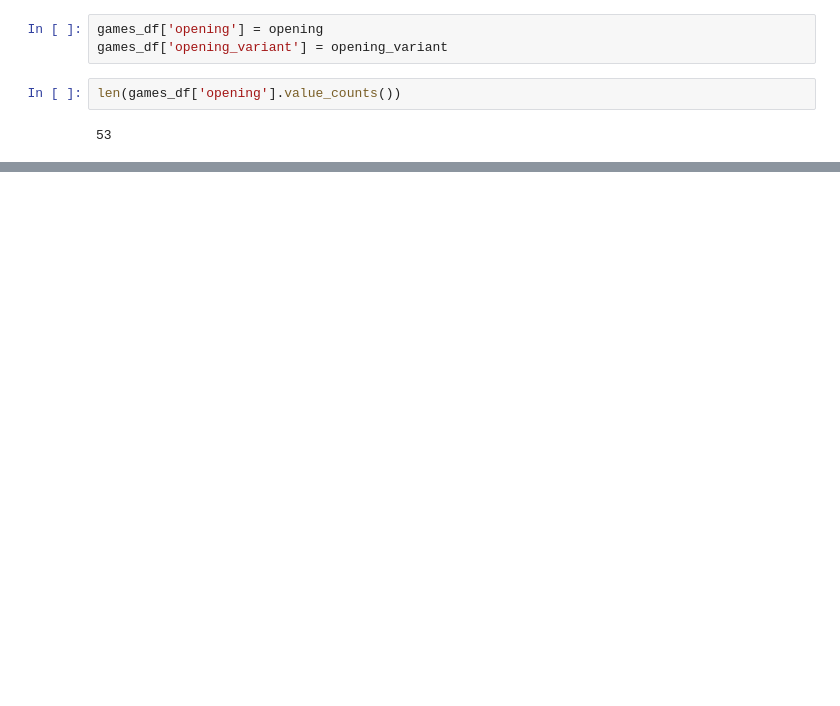
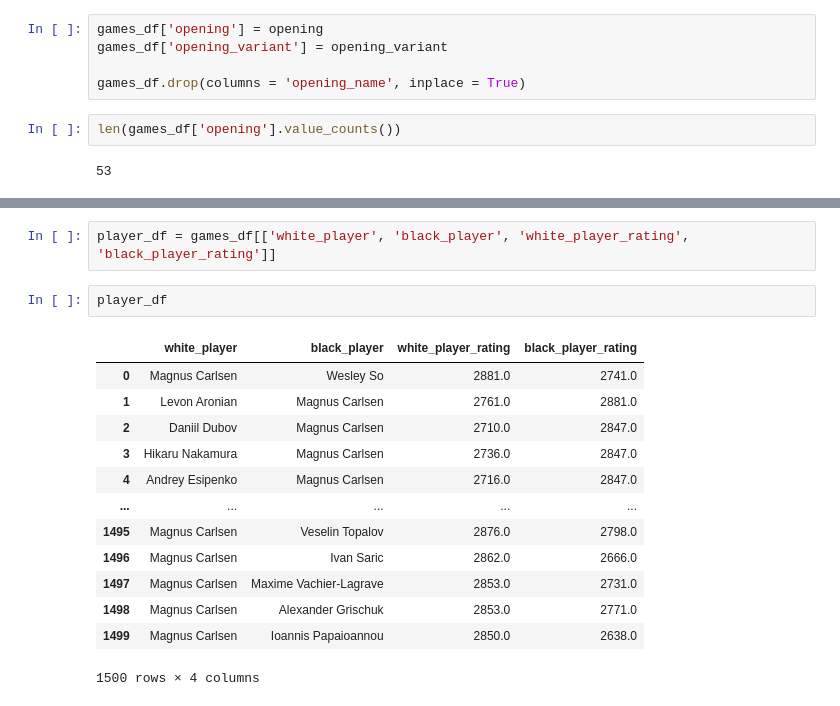
Before and after one commit to deadlykitten1/Chess_Outcome_Predictor, a Jupyter notebook: scraping_and_cleaning.ipynb, the cells around one changed output, grey strips where cells are left out. Drawn from its saved outputs; the diff is of its cells as text; blank space fills up the shorter version.

```diff
--- a/scraping_and_cleaning.ipynb
+++ b/scraping_and_cleaning.ipynb
@@ -235,6 +236,8 @@ for game in games_df['opening_name'].map(lambda x: x.split(':')):
 # %%
 games_df['opening'] = opening
 games_df['opening_variant'] = opening_variant
+
+games_df.drop(columns = 'opening_name', inplace = True)
 # %%
 len(games_df['opening'].value_counts())
 # %% [output]
@@ -241,0 +261,18 @@ len(games_df['opening'].value_counts())
+# %%
+player_df = games_df[['white_player', 'black_player', 'white_player_rating', 'black_player_rating']]
+# %%
+player_df
+# %% [output]
+|  | white_player | black_player | white_player_rating | black_player_rating |
+| 0 | Magnus Carlsen | Wesley So | 2881.0 | 2741.0 |
+| 1 | Levon Aronian | Magnus Carlsen | 2761.0 | 2881.0 |
+| 2 | Daniil Dubov | Magnus Carlsen | 2710.0 | 2847.0 |
+| 3 | Hikaru Nakamura | Magnus Carlsen | 2736.0 | 2847.0 |
+| 4 | Andrey Esipenko | Magnus Carlsen | 2716.0 | 2847.0 |
+| ... | ... | ... | ... | ... |
+| 1495 | Magnus Carlsen | Veselin Topalov | 2876.0 | 2798.0 |
+| 1496 | Magnus Carlsen | Ivan Saric | 2862.0 | 2666.0 |
+| 1497 | Magnus Carlsen | Maxime Vachier-Lagrave | 2853.0 | 2731.0 |
+| 1498 | Magnus Carlsen | Alexander Grischuk | 2853.0 | 2771.0 |
+| 1499 | Magnus Carlsen | Ioannis Papaioannou | 2850.0 | 2638.0 |
+1500 rows × 4 columns
```
Also changed, not shown: parts of 4 cells of this notebook, 1 other file.
